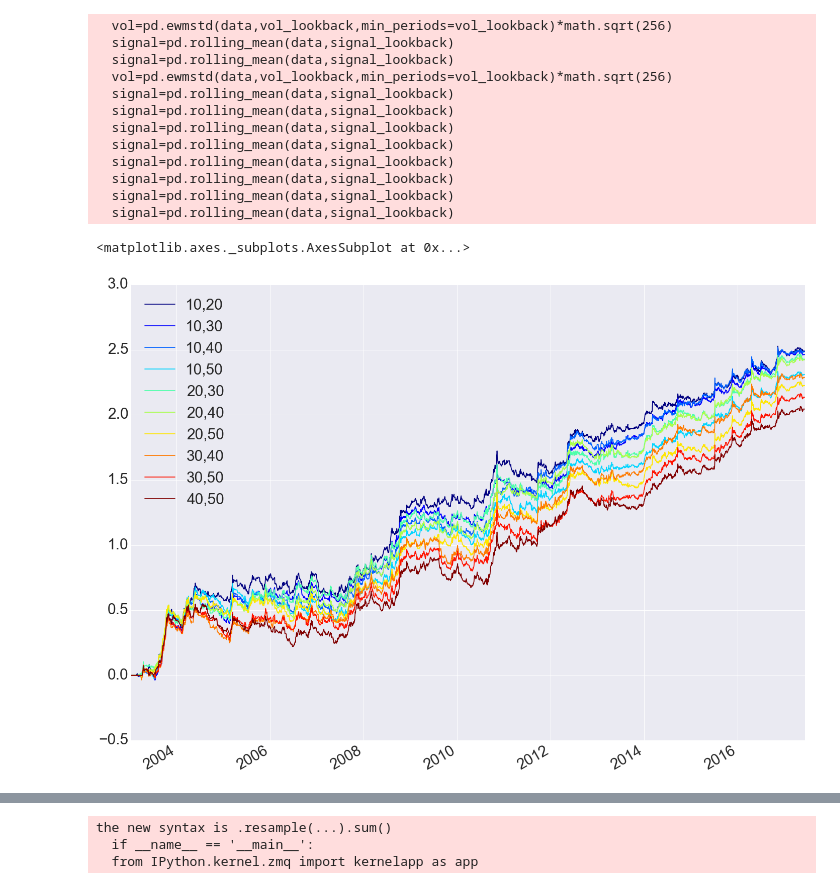
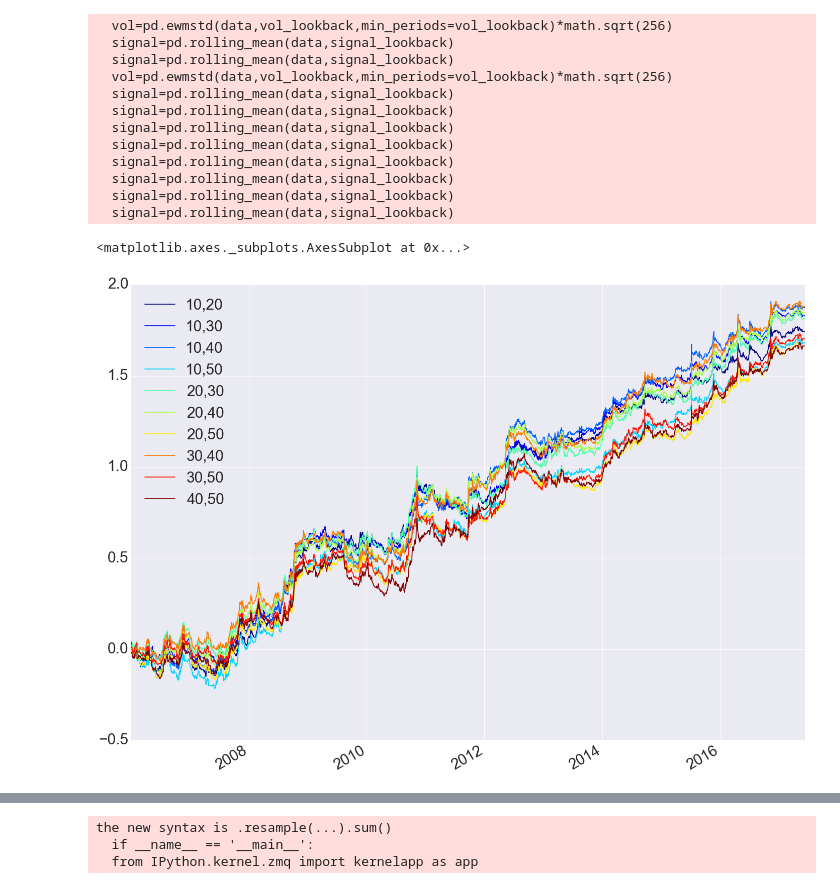
Before and after one commit to mrefermat/Project_C, a Jupyter notebook: Experimenting with multiple signals (parameter fitting).ipynb, the cells around one changed output, grey strips where cells are left out. Drawn from its saved outputs; the diff is of its cells as text; code cells hidden in the pictures.

```diff
--- a/Experimenting with multiple signals (parameter fitting).ipynb
+++ b/Experimenting with multiple signals (parameter fitting).ipynb
@@ -68,8 +68,8 @@ for sh in range(10,60,10):
   signal=pd.rolling_mean(data,signal_lookback)
   signal=pd.rolling_mean(data,signal_lookback)
 # %%
-pnl_combinations.cumsum().plot(colormap='jet')
+pnl_combinations['2006':].cumsum().plot(colormap='jet')
 # %% [output]
 <matplotlib.axes._subplots.AxesSubplot at 0x...>
-[figure, old version]
+[figure, new version]
 # %%
```
Also changed, not shown: parts of 3 cells of this notebook, 2 other files.
